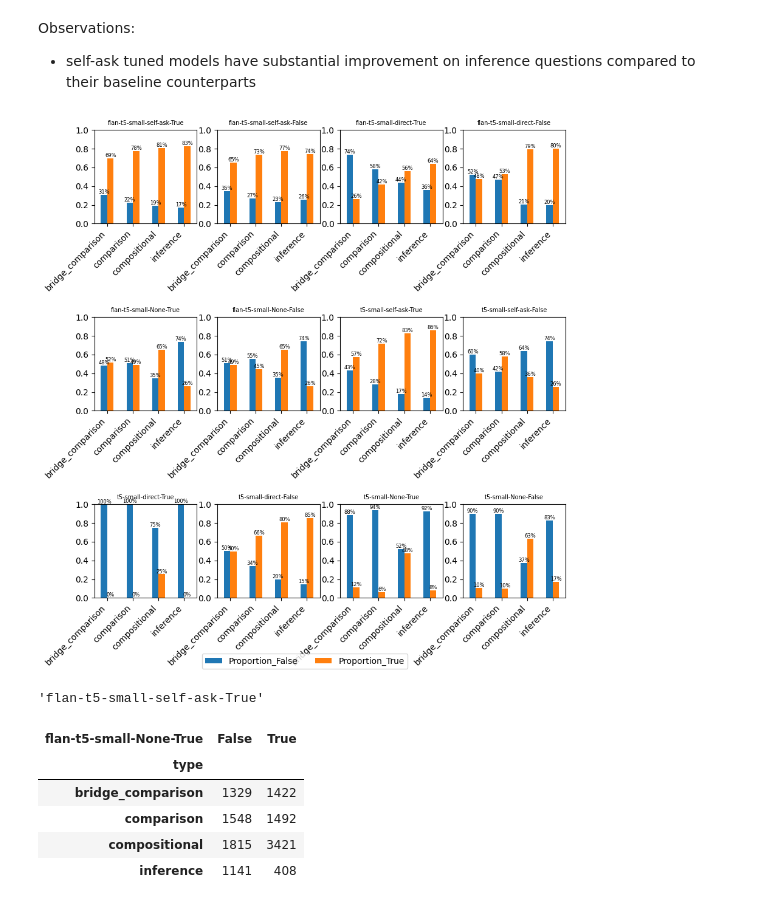
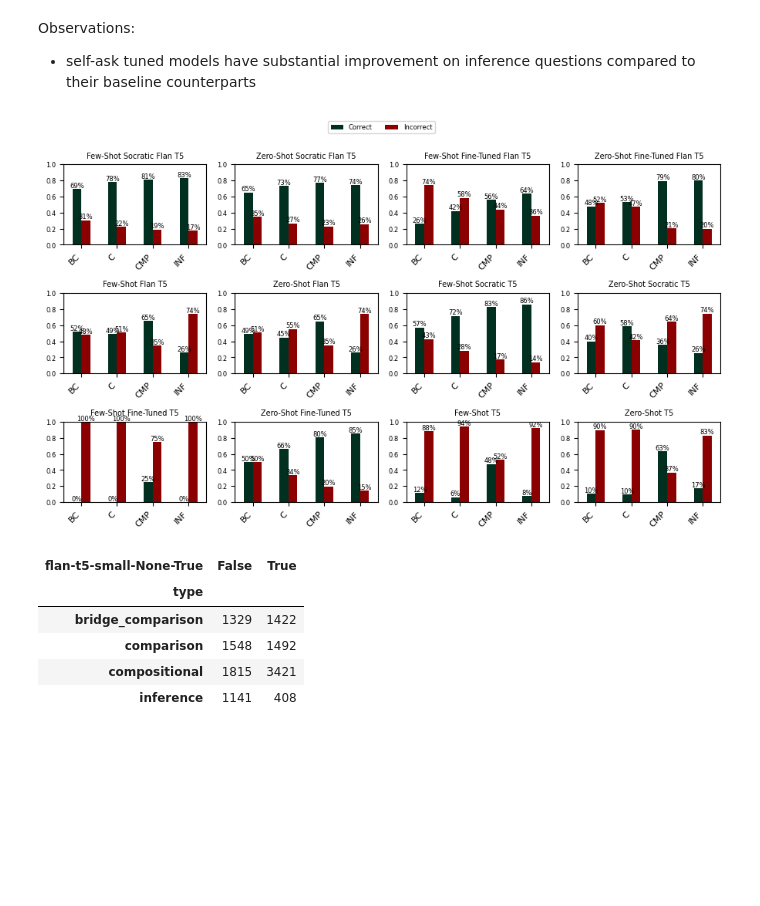
Before and after one commit to RichardMathewsII/compositional-reasoning-finetuning, a Jupyter notebook: finetuning-status-analysis.ipynb, the cells around one changed output. Cells and saved outputs as stored; diff of their text form; code cells hidden in the pictures; blank space fills up the shorter version.

```diff
--- a/finetuning-status-analysis.ipynb
+++ b/finetuning-status-analysis.ipynb
@@ -578,14 +599,23 @@ def plot_accuracy_by_category(qdf):
 # %% [markdown]
 Observations:
 - self-ask tuned models have substantial improvement on inference questions compared to their baseline counterparts
-# %%
-plot_accuracy_by_category(qdf)
-# %% [output]
-[figure, removed]
-# %%
-qdf.drop(columns=["type"]).columns[0]
-# %% [output]
-'flan-t5-small-self-ask-True'
+# %%
+name_map = {'flan-t5-small-self-ask-True': 'Few-Shot Socratic Flan T5',
+ 'flan-t5-small-self-ask-False': 'Zero-Shot Socratic Flan T5',
+ 'flan-t5-small-direct-True': 'Few-Shot Fine-Tuned Flan T5',
+ 'flan-t5-small-direct-False': 'Zero-Shot Fine-Tuned Flan T5',
+ 'flan-t5-small-None-True': 'Few-Shot Flan T5',
+ 'flan-t5-small-None-False': 'Zero-Shot Flan T5',
+ 't5-small-self-ask-True': 'Few-Shot Socratic T5',
+ 't5-small-self-ask-False': 'Zero-Shot Socratic T5',
+ 't5-small-direct-True': 'Few-Shot Fine-Tuned T5',
+ 't5-small-direct-False': 'Zero-Shot Fine-Tuned T5',
+ 't5-small-None-True': 'Few-Shot T5',
+ 't5-small-None-False': 'Zero-Shot T5'}
+
+plot_accuracy_by_category(qdf, name_map)
+# %% [output]
+[figure, added]
 # %%
 qdf.loc[:, ["flan-t5-small-None-True", "type"]].groupby(['type', "flan-t5-small-None-True"]).size().unstack(fill_value=0)
 # %% [output]
```
Also changed, not shown: parts of 8 cells of this notebook.
